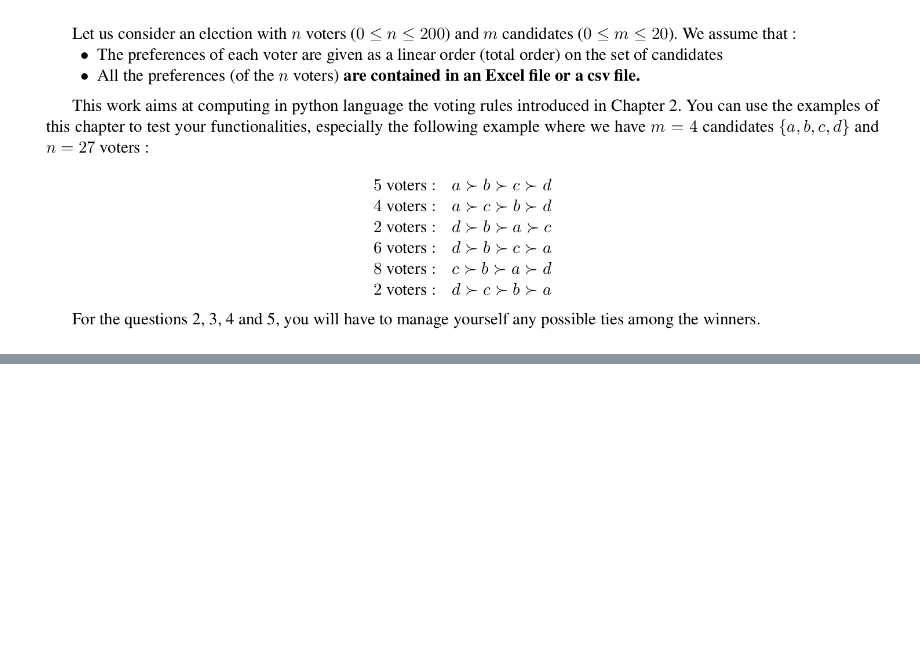
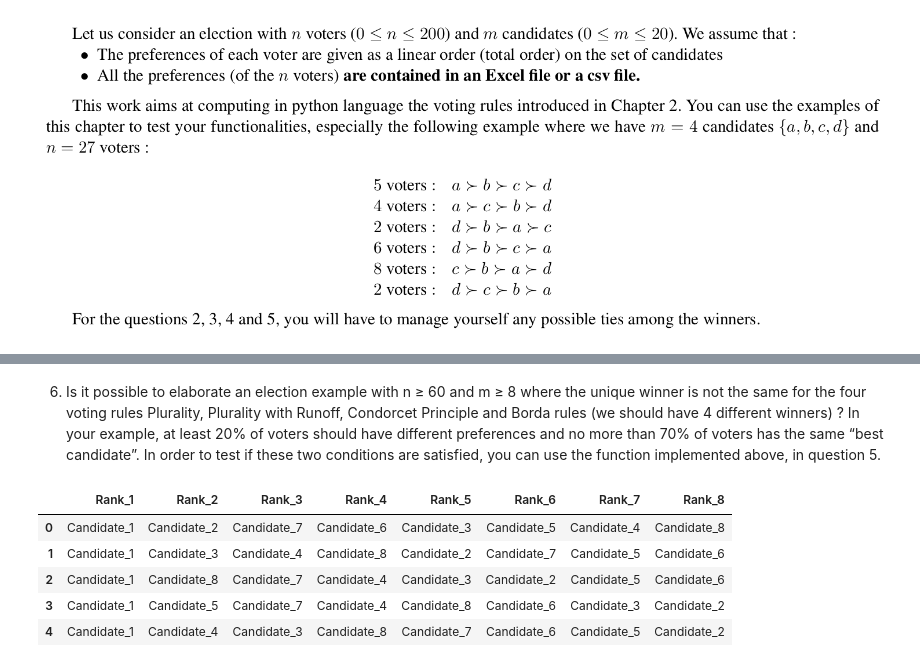
Before and after one commit to yutao-data/CentraleSpelec, a Jupyter notebook: Decision Modeling/Assignment/Assignment 3/cs_ml_a3.ipynb, the cells around one changed output, grey strips where cells are left out. Drawn from its saved outputs; the diff is of its cells as text; code cells hidden in the pictures; blank space fills up the shorter version.

```diff
--- a/Decision Modeling/Assignment/Assignment 3/cs_ml_a3.ipynb
+++ b/Decision Modeling/Assignment/Assignment 3/cs_ml_a3.ipynb
@@ -4,0 +447,3 @@
+# %% [markdown]
+6. Is it possible to elaborate an election example with n ≥ 60 and m ≥ 8 where the unique winner is not the same for the four voting rules Plurality, Plurality with Runoff, Condorcet Principle and Borda rules (we should have 4 different winners) ?
+In your example, at least 20% of voters should have different preferences and no more than 70% of voters has the same “best candidate”. In order to test if these two conditions are satisfied, you can use the function implemented above, in question 5.
@@ -4,0 +476,49 @@
+# %%
+import random
+import pandas as pd
+
+# Set seed for reproducibility
+random.seed(42)
+
+# Define the number of voters (n) and candidates (m)
+num_voters = 60
+num_candidates = 8
+
+# Create candidate list
+candidates = [f"Candidate_{i}" for i in range(1, num_candidates+1)]
+
+# Generate preferences ensuring at least 20% voters have different preferences
+# and not more than 70% have the same "best candidate"
+
+# 20% of voters with different preferences (at least 12 voters)
+num_different_preferences = int(num_voters * 0.20)
+different_preferences_voters = [random.sample(candidates, len(candidates)) for _ in range(num_different_preferences)]
+
+# 70% of voters with the same "best candidate" (up to 42 voters)
+num_same_best_candidate = min(int(num_voters * 0.70), num_voters - num_different_preferences)
+best_candidate = "Candidate_1"  # Set Candidate_1 as the "best" candidate for these voters
+same_best_candidate_voters = []
+
+for _ in range(num_same_best_candidate):
+    preference = random.sample(candidates[1:], len(candidates)-1)  # Shuffle the rest of the candidates
+    preference.insert(0, best_candidate)  # Insert best candidate at the first position
+    same_best_candidate_voters.append(preference)
+
+# Combine the voter preferences
+election_data = different_preferences_voters + same_best_candidate_voters
+
+# Shuffle the order of voters to avoid bias in input order
+random.shuffle(election_data)
+
+# Convert the election data into a DataFrame for easier visualization
+election_df = pd.DataFrame(election_data, columns=[f"Rank_{i+1}" for i in range(num_candidates)])
+
+# The election data is ready. Now we can use this data for your voting functions.
+election_df.head()
+# %% [output]
+|  | Rank_1 | Rank_2 | Rank_3 | Rank_4 | Rank_5 | Rank_6 | Rank_7 | Rank_8 |
+| 0 | Candidate_1 | Candidate_2 | Candidate_7 | Candidate_6 | Candidate_3 | Candidate_5 | Candidate_4 | Candidate_8 |
+| 1 | Candidate_1 | Candidate_3 | Candidate_4 | Candidate_8 | Candidate_2 | Candidate_7 | Candidate_5 | Candidate_6 |
+| 2 | Candidate_1 | Candidate_8 | Candidate_7 | Candidate_4 | Candidate_3 | Candidate_2 | Candidate_5 | Candidate_6 |
+| 3 | Candidate_1 | Candidate_5 | Candidate_7 | Candidate_4 | Candidate_8 | Candidate_6 | Candidate_3 | Candidate_2 |
+| 4 | Candidate_1 | Candidate_4 | Candidate_3 | Candidate_8 | Candidate_7 | Candidate_6 | Candidate_5 | Candidate_2 |
```
Also changed, not shown: parts of 24 cells of this notebook.
